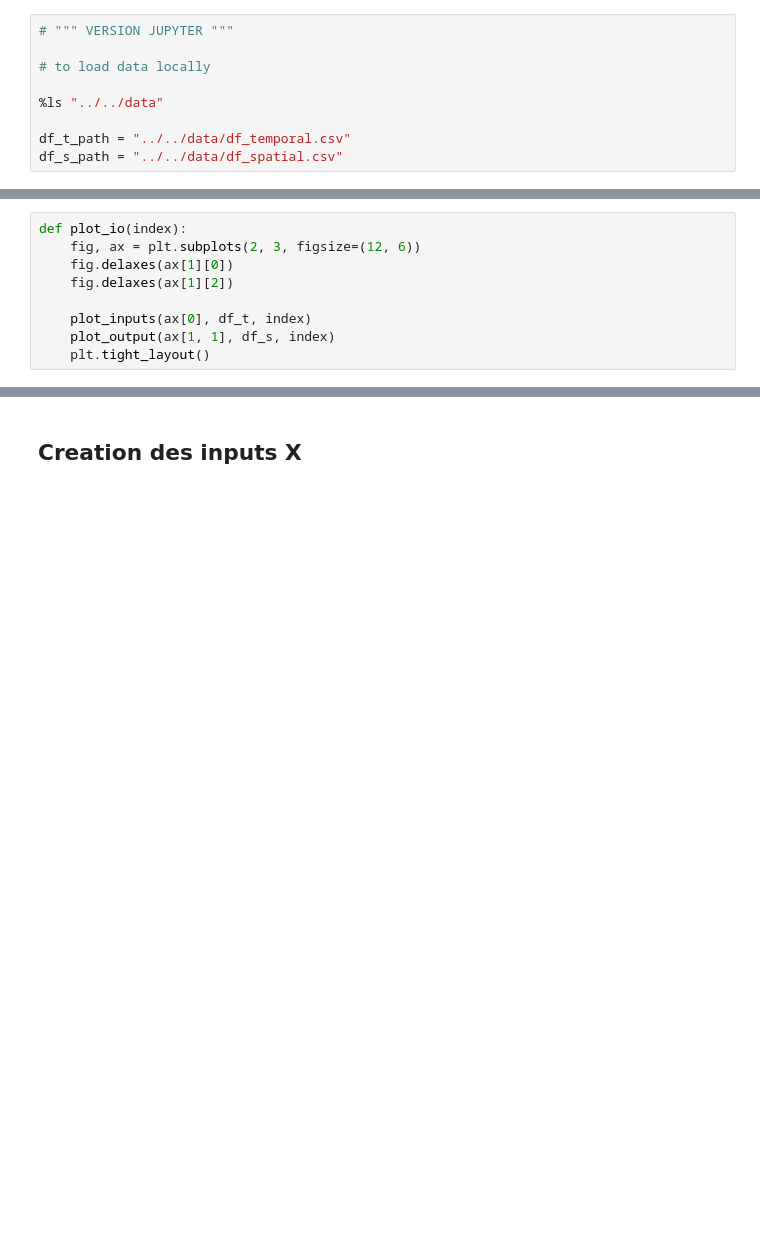
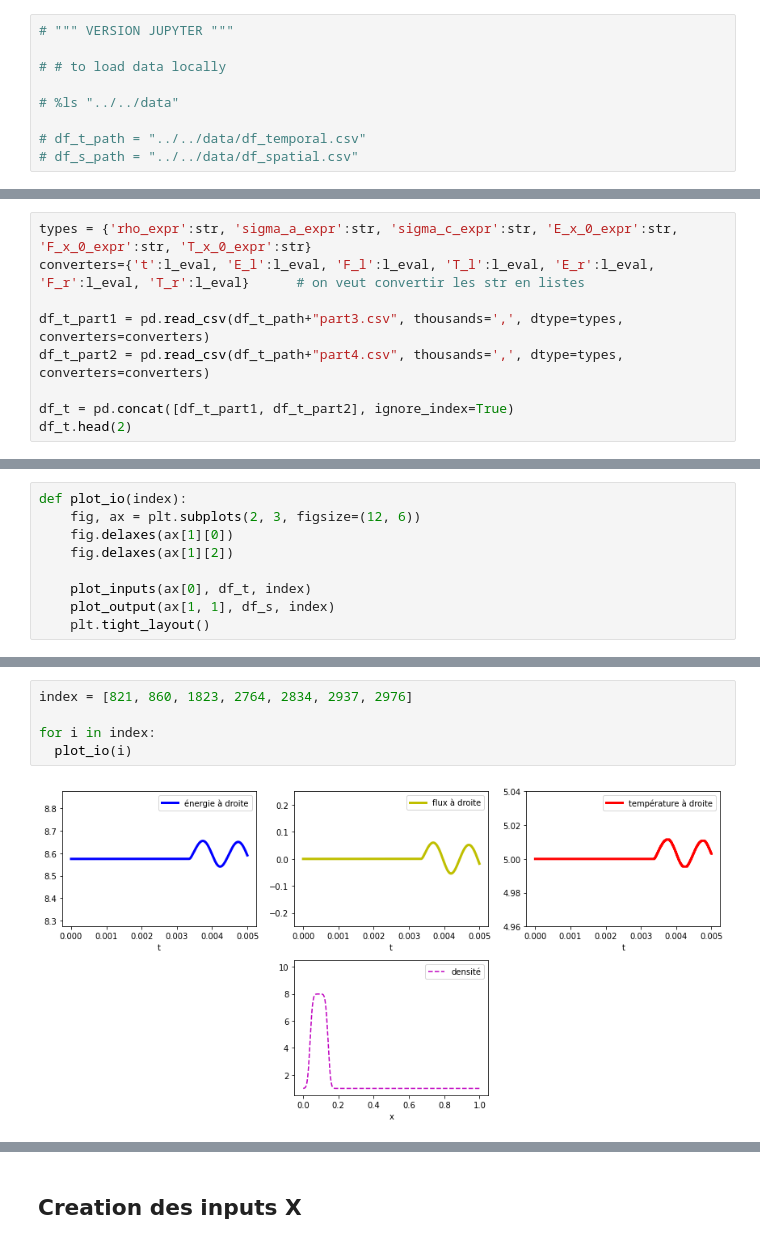
Before and after one commit to ddrous/projet-inverse-2d, a Jupyter notebook: src/notebook/reseaux_de_neurones.ipynb, the cells around one changed output, grey strips where cells are left out. Drawn from its saved outputs; the diff is of its cells as text; blank space fills up the shorter version.

```diff
--- a/src/notebook/reseaux_de_neurones.ipynb
+++ b/src/notebook/reseaux_de_neurones.ipynb
@@ -42,9 +57,9 @@ np.set_printoptions(precision = 3)
 # %%
 # """ VERSION JUPYTER """
 
-# to load data locally
+# # to load data locally
 
-%ls "../../data"
+# %ls "../../data"
 
-df_t_path = "../../data/df_temporal.csv"
-df_s_path = "../../data/df_spatial.csv"
+# df_t_path = "../../data/df_temporal.csv"
+# df_s_path = "../../data/df_spatial.csv"
@@ -84,0 +75,9 @@ df_t.head(2)
+# %%
+types = {'rho_expr':str, 'sigma_a_expr':str, 'sigma_c_expr':str, 'E_x_0_expr':str, 'F_x_0_expr':str, 'T_x_0_expr':str}
+converters={'t':l_eval, 'E_l':l_eval, 'F_l':l_eval, 'T_l':l_eval, 'E_r':l_eval, 'F_r':l_eval, 'T_r':l_eval}      # on veut convertir les str en listes
+
+df_t_part1 = pd.read_csv(df_t_path+"part3.csv", thousands=',', dtype=types, converters=converters)
+df_t_part2 = pd.read_csv(df_t_path+"part4.csv", thousands=',', dtype=types, converters=converters)
+
+df_t = pd.concat([df_t_part1, df_t_part2], ignore_index=True)
+df_t.head(2)
@@ -163,0 +193,7 @@ plot_io(index)
+# %%
+index = [821, 860, 1823, 2764, 2834, 2937, 2976]
+
+for i in index:
+  plot_io(i)
+# %% [output]
+[figure, added]
```
Also changed, not shown: parts of 39 cells of this notebook, 16 other files.
